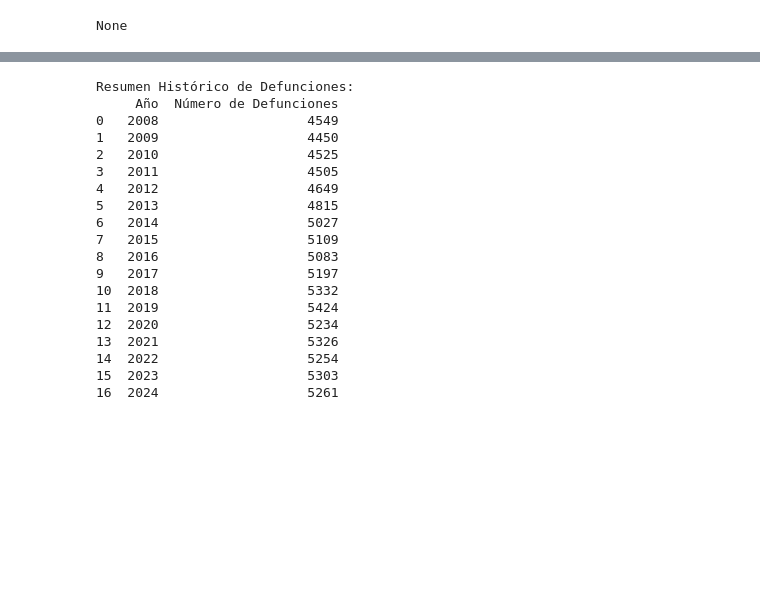
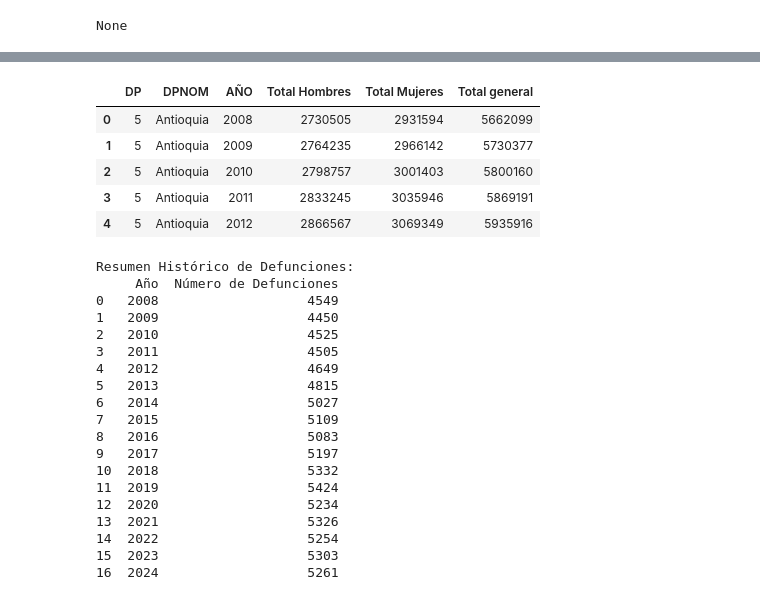
Before and after one commit to LasciaStare/Seminario, a Jupyter notebook: 2_EDA.ipynb, the cells around one changed output, grey strips where cells are left out. Cells and saved outputs as stored; diff of their text form; code cells hidden in the pictures; blank space fills up the shorter version.

```diff
--- a/2_EDA.ipynb
+++ b/2_EDA.ipynb
@@ -55,3 +208,15 @@ None
+# %%
+#Carga de proyecciones
+RUTA_PROYECCIONES = Path("Datos/Proyecciones/PROYECCIONES_UNIFICADAS.xlsx")
+proyecciones = pd.read_excel(RUTA_PROYECCIONES)
+proyecciones.head()
+# %% [output]
+|  | DP | DPNOM | AÑO | Total Hombres | Total Mujeres | Total general |
+| 0 | 5 | Antioquia | 2008 | 2730505 | 2931594 | 5662099 |
+| 1 | 5 | Antioquia | 2009 | 2764235 | 2966142 | 5730377 |
+| 2 | 5 | Antioquia | 2010 | 2798757 | 3001403 | 5800160 |
+| 3 | 5 | Antioquia | 2011 | 2833245 | 3035946 | 5869191 |
+| 4 | 5 | Antioquia | 2012 | 2866567 | 3069349 | 5935916 |
 # %%
 # 1. Conteo de muertes por año
 conteo_anual = df['Anio_Defuncion'].value_counts().sort_index()
```
Also changed, not shown: parts of 10 cells of this notebook, 20 other files.
